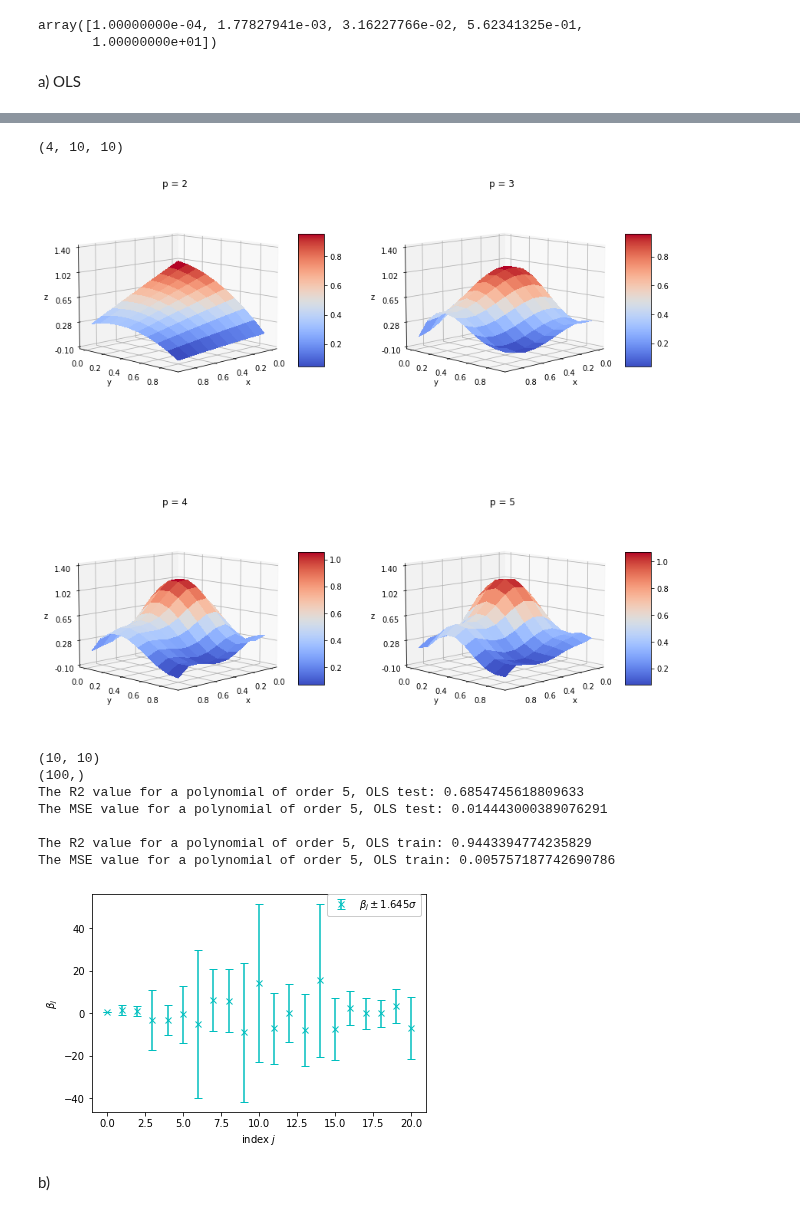
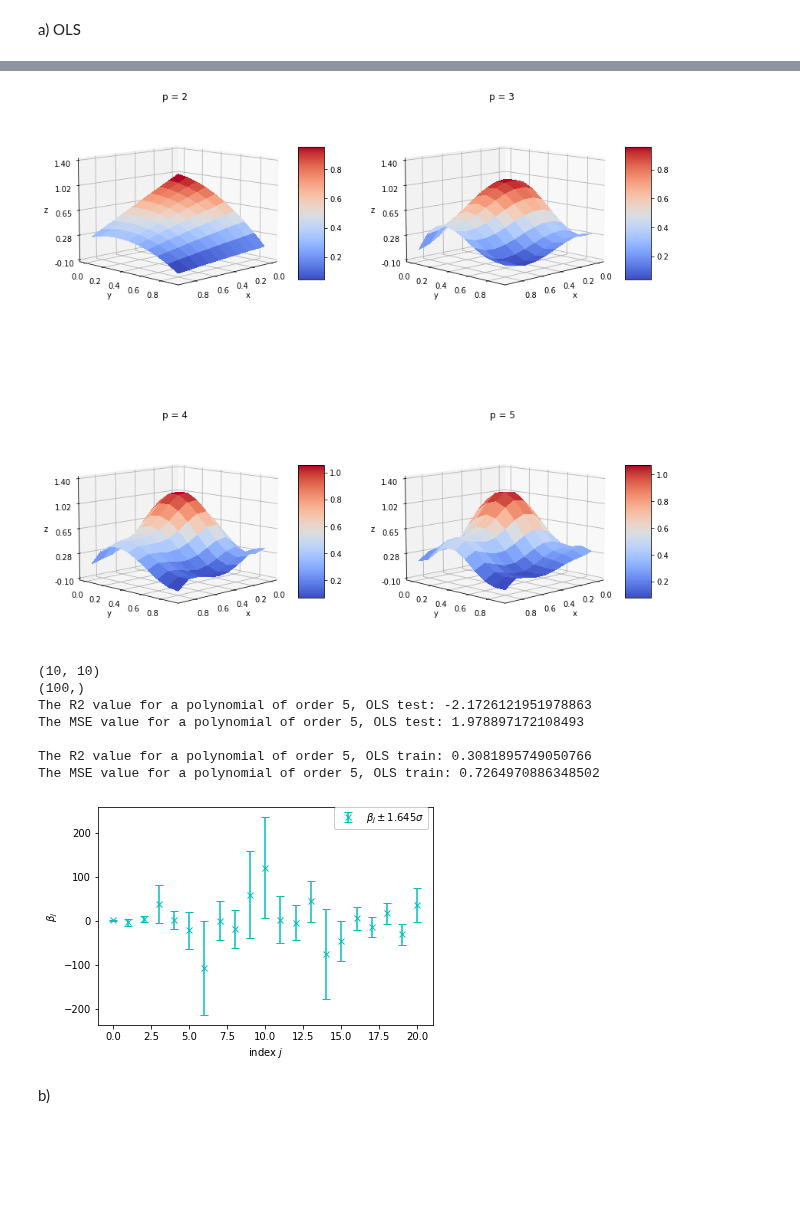
Before and after one commit to espentn/FYS-STK3155, a Jupyter notebook: FYS-STK3155.ipynb, the cells around one changed output, grey strips where cells are left out. Saved outputs shown, nothing was run; the diff lists cells and outputs as text; code cells hidden in the pictures; blank space fills up the shorter version.

```diff
--- a/FYS-STK3155.ipynb
+++ b/FYS-STK3155.ipynb
@@ -361,17 +361,12 @@ def CrossValidation(method, X, y):
 
         print("%s fold MSE:"% k, MSError)
     return y_pred
-# %%
-np.logspace(-4,1, 5)
-# %% [output]
-array([1.00000000e-04, 1.77827941e-03, 3.16227766e-02, 5.62341325e-01,
-       1.00000000e+01])
 # %% [markdown]
 a) OLS
 # %%
-np.random.seed(2020)
+np.random.seed(26)
 
-sig2 = 0.1 # noise variance
+sig2 = 1 # noise variance
 degree = 5 # polynomial degree
 n = 10 # number of data points for each feature
 x1, x2, y = createDataPoints(n, sig2)
@@ -408,13 +387,12 @@ File "<ipython-input-18-a5f0a99d4753>", line 83:
+[figure]
-(4, 10, 10)
+(10, 10)
+(100,)
+The R2 value for a polynomial of order 5, OLS test: -2.1726121951978863
+The MSE value for a polynomial of order 5, OLS test: 1.978897172108493
+
+The R2 value for a polynomial of order 5, OLS train: 0.3081895749050766
+The MSE value for a polynomial of order 5, OLS train: 0.7264970886348502
-[figure]
-(10, 10)
-(100,)
-The R2 value for a polynomial of order 5, OLS test: 0.6854745618809633
-The MSE value for a polynomial of order 5, OLS test: 0.014443000389076291
-
-The R2 value for a polynomial of order 5, OLS train: 0.9443394774235829
-The MSE value for a polynomial of order 5, OLS train: 0.005757187742690786
-[figure, old version]
+[figure, new version]
 # %% [markdown]
 b)
 # %%
```
Also changed, not shown: parts of 11 cells of this notebook.
